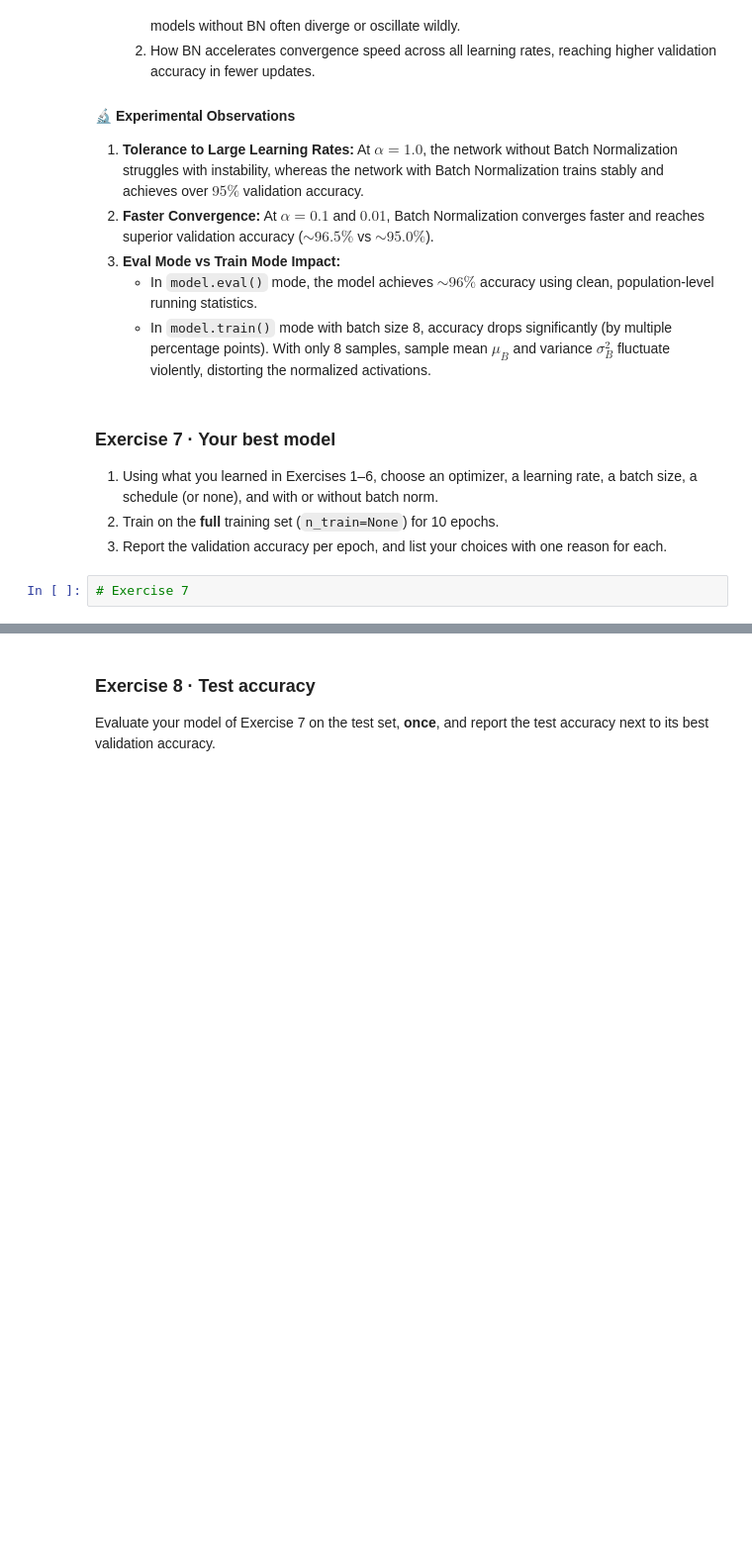
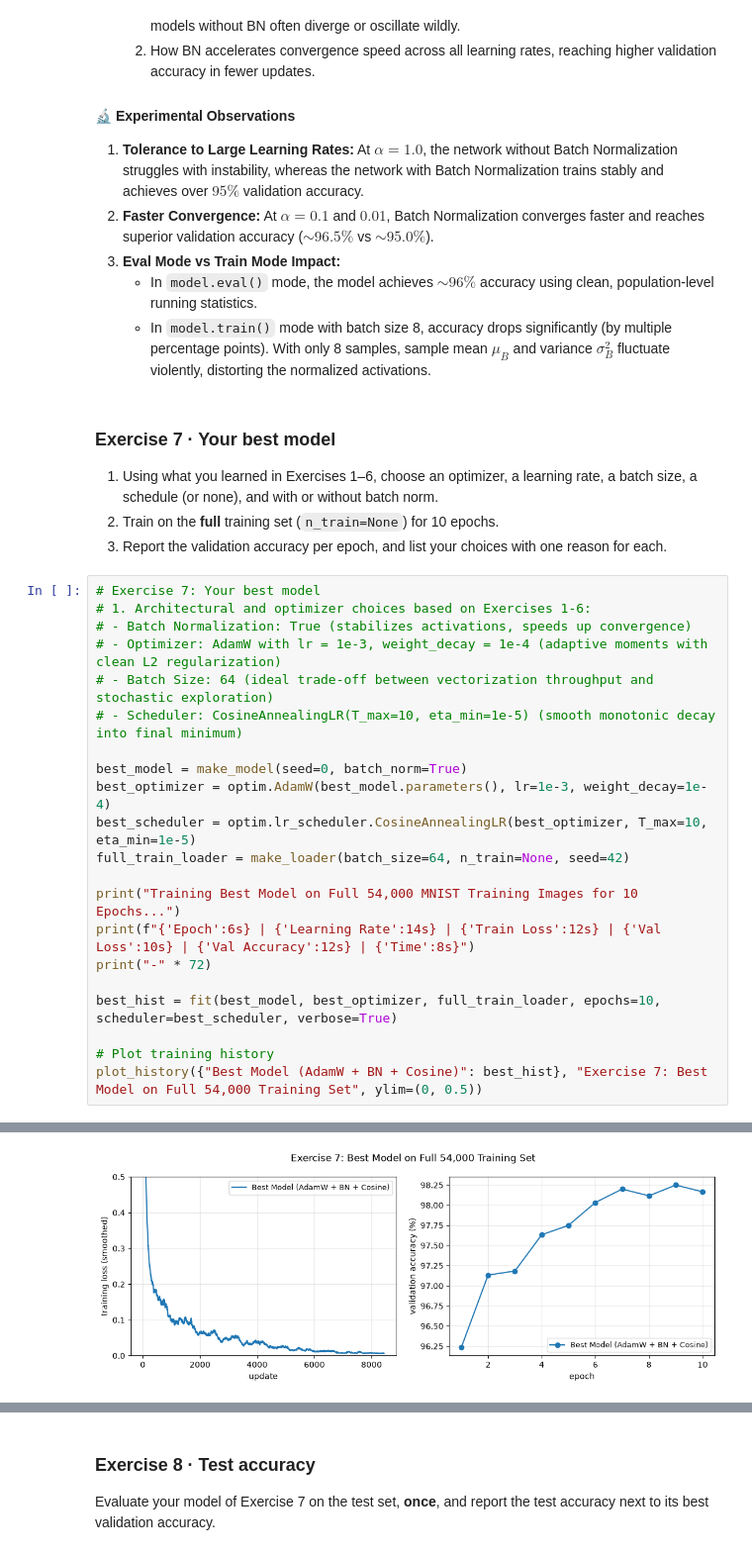
Before and after one commit to DararithJ369/TP_I4AMS_DAS_B_Artificial_Intelligence, a Jupyter notebook: tpw4/TP4_Optimization.ipynb, the cells around one changed output, grey strips where cells are left out. Shown at 99% size. Saved outputs shown, nothing was run; the diff lists cells and outputs as text; blank space fills up the shorter version.

Commit message:
feat(tpw4): implement exercises 7-8, execute notebook, and update README

```diff
--- a/tpw4/TP4_Optimization.ipynb
+++ b/tpw4/TP4_Optimization.ipynb
@@ -726,4 +844,24 @@ print(f"Accuracy drop when evaluated in train mode: {acc_eval - acc_train_mode:.
 2. Train on the **full** training set (`n_train=None`) for 10 epochs.
 3. Report the validation accuracy per epoch, and list your choices with one reason for each.
 # %%
-# Exercise 7
+# Exercise 7: Your best model
+# 1. Architectural and optimizer choices based on Exercises 1-6:
+# - Batch Normalization: True (stabilizes activations, speeds up convergence)
+# - Optimizer: AdamW with lr = 1e-3, weight_decay = 1e-4 (adaptive moments with clean L2 regularization)
+# - Batch Size: 64 (ideal trade-off between vectorization throughput and stochastic exploration)
+# - Scheduler: CosineAnnealingLR(T_max=10, eta_min=1e-5) (smooth monotonic decay into final minimum)
+
+best_model = make_model(seed=0, batch_norm=True)
+best_optimizer = optim.AdamW(best_model.parameters(), lr=1e-3, weight_decay=1e-4)
+best_scheduler = optim.lr_scheduler.CosineAnnealingLR(best_optimizer, T_max=10, eta_min=1e-5)
+full_train_loader = make_loader(batch_size=64, n_train=None, seed=42)
+
+print("Training Best Model on Full 54,000 MNIST Training Images for 10 Epochs...")
+print(f"{'Epoch':6s} | {'Learning Rate':14s} | {'Train Loss':12s} | {'Val Loss':10s} | {'Val Accuracy':12s} | {'Time':8s}")
+print("-" * 72)
+
+best_hist = fit(best_model, best_optimizer, full_train_loader, epochs=10, scheduler=best_scheduler, verbose=True)
+
+# Plot training history
+plot_history({"Best Model (AdamW + BN + Cosine)": best_hist}, "Exercise 7: Best Model on Full 54,000 Training Set", ylim=(0, 0.5))
+# %% [output]
@@ -730 +881,2 @@ print(f"Accuracy drop when evaluated in train mode: {acc_eval - acc_train_mode:.
+[figure, added]
 # %% [markdown]
```
Also changed, not shown: parts of 21 cells of this notebook, 1 other file.
